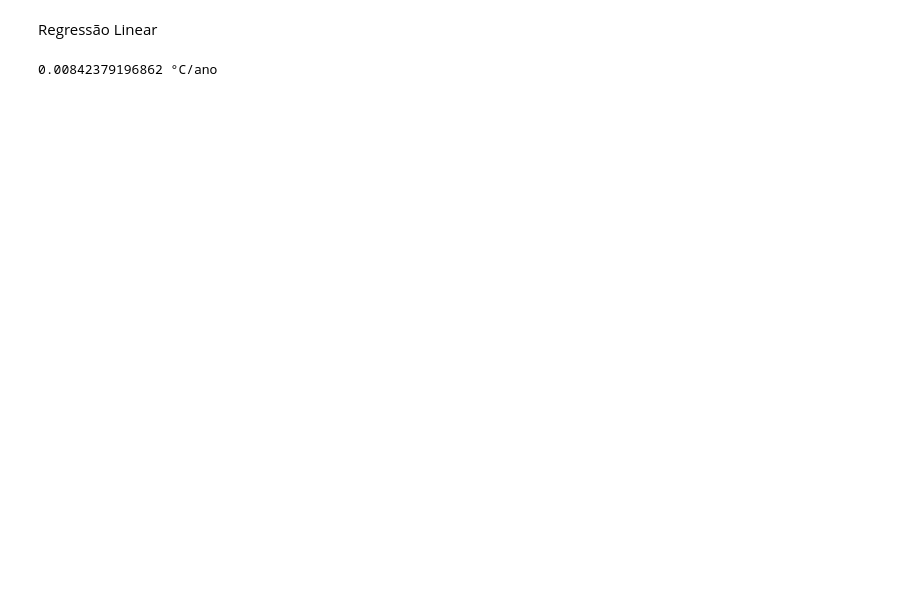
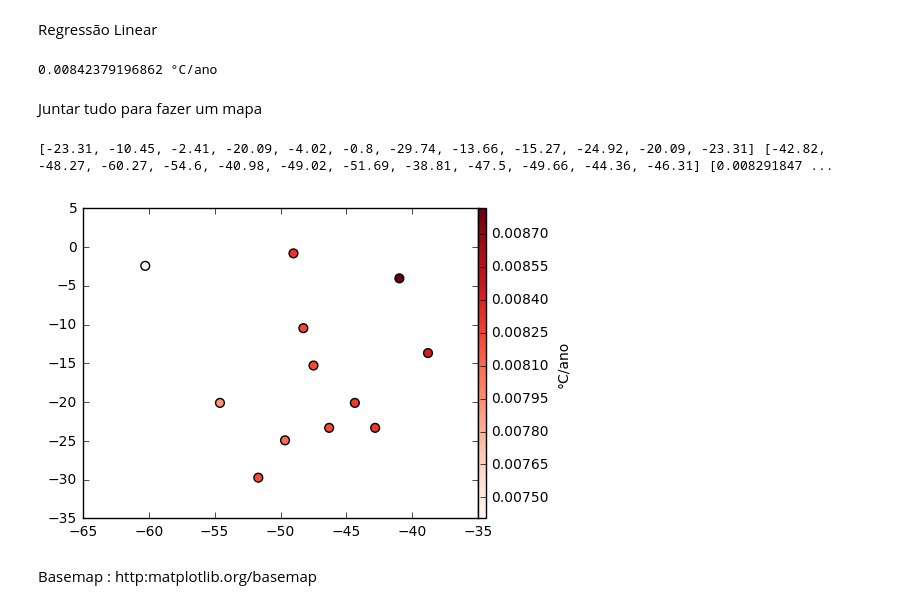
Before and after one commit to mat-esp-2016/capstone-detonandoogithub, a Jupyter notebook: capstone.ipynb, the cells around one changed output. Drawn from its saved outputs; the diff is of its cells as text; code cells hidden in the pictures; blank space fills up the shorter version.

Commit message:
Criamos as funcoes para extrair as latitudes e longitudes, além da variacao de todos os arquivos e fizemos um mapa com essas informações

```diff
--- a/capstone.ipynb
+++ b/capstone.ipynb
@@ -108,3 +108,35 @@ a, b, r_value, p_value, std_err = linregress(anos_sem_nan, temperaturas_sem_nan)
 print(a, '°C/ano')
 # %% [output]
 0.00842379196862 °C/ano
+# %% [markdown]
+Juntar tudo para fazer um mapa
+# %%
+#lat, lon = lat_lon
+arquivos = glob('dados/*txt')
+coordenadas_lat = []
+coordenadas_long = []
+variacao = []
+for arquivo in arquivos:
+    latitude, longitude = lat_lon(arquivo)
+    anos, anom = anos_anomalias(arquivo)
+    temp_abs = temperatura_abs(arquivo)
+    temperaturas = temp_abs + anom
+    not_nan = ~np.isnan(temperaturas)
+    temperaturas_sem_nan = temperaturas[not_nan]
+    anos_sem_nan = anos[not_nan]
+    a, b, r_value, p_value, std_err = linregress(anos_sem_nan, temperaturas_sem_nan)
+    coordenadas_lat.append(latitude)
+    coordenadas_long.append(longitude)
+    variacao.append(a)
+print(coordenadas_lat, coordenadas_long, variacao)
+# %% [output]
+[-23.31, -10.45, -2.41, -20.09, -4.02, -0.8, -29.74, -13.66, -15.27, -24.92, -20.09, -23.31] [-42.82, -48.27, -60.27, -54.6, -40.98, -49.02, -51.69, -38.81, -47.5, -49.66, -44.36, -46.31] [0.008291847 ...
+# %%
+plt.figure()
+plt.scatter(coordenadas_long, coordenadas_lat, s=40, c=variacao, cmap='Reds')
+cb = plt.colorbar(pad =0 , aspect=40)
+cb.set_label('°C/ano')
+# %% [output]
+[figure, added]
+# %% [markdown]
+Basemap : http:matplotlib.org/basemap
```
Also changed, not shown: parts of 5 cells of this notebook.
